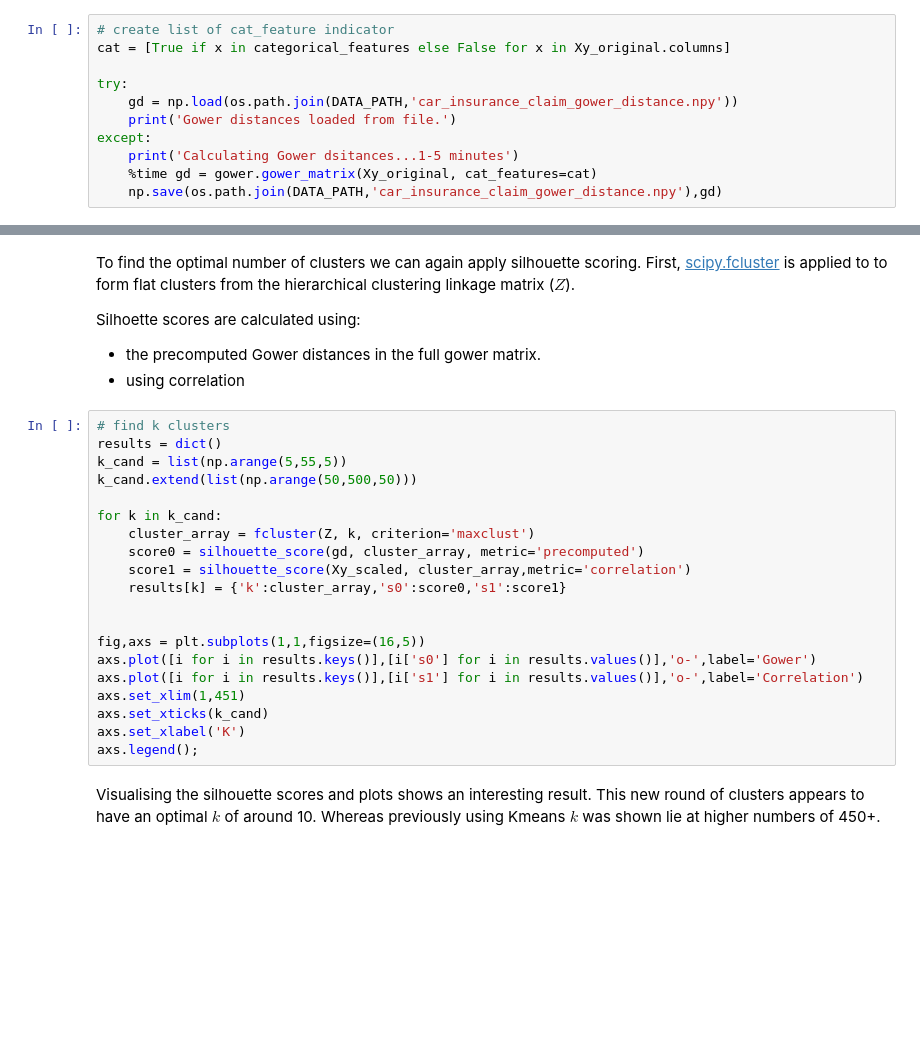
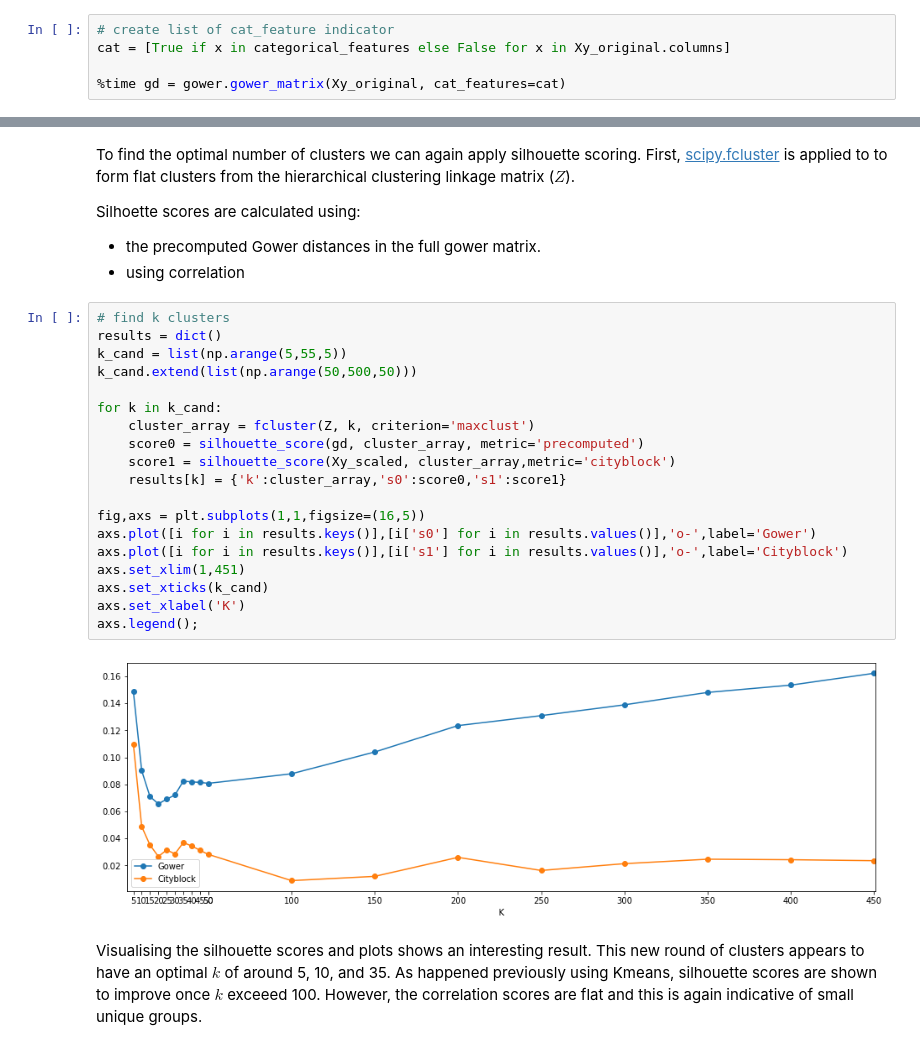
Before and after one commit to bpostance/learn_data_science, a Jupyter notebook: ML/2.3_Clustering/1.1-Clustering-Mixed-Data.ipynb, the cells around one changed output, grey strips where cells are left out. Saved outputs shown, nothing was run; the diff lists cells and outputs as text; blank space fills up the shorter version.

```diff
--- a/ML/2.3_Clustering/1.1-Clustering-Mixed-Data.ipynb
+++ b/ML/2.3_Clustering/1.1-Clustering-Mixed-Data.ipynb
@@ -719,10 +808,4 @@
 # create list of cat_feature indicator
 cat = [True if x in categorical_features else False for x in Xy_original.columns]
 
-try:
-    gd = np.load(os.path.join(DATA_PATH,'car_insurance_claim_gower_distance.npy'))
-    print('Gower distances loaded from file.')
-except:
-    print('Calculating Gower dsitances...1-5 minutes')
-    %time gd = gower.gower_matrix(Xy_original, cat_features=cat)
-    np.save(os.path.join(DATA_PATH,'car_insurance_claim_gower_distance.npy'),gd)
+%time gd = gower.gower_matrix(Xy_original, cat_features=cat)
@@ -765,24 +865,25 @@ Silhoette scores are calculated using:
 # %%
 # find k clusters
 results = dict()
 k_cand = list(np.arange(5,55,5))
 k_cand.extend(list(np.arange(50,500,50)))
 
 for k in k_cand:
     cluster_array = fcluster(Z, k, criterion='maxclust')
     score0 = silhouette_score(gd, cluster_array, metric='precomputed')
-    score1 = silhouette_score(Xy_scaled, cluster_array,metric='correlation')
+    score1 = silhouette_score(Xy_scaled, cluster_array,metric='cityblock')
     results[k] = {'k':cluster_array,'s0':score0,'s1':score1}
-
 
 fig,axs = plt.subplots(1,1,figsize=(16,5))
 axs.plot([i for i in results.keys()],[i['s0'] for i in results.values()],'o-',label='Gower')
-axs.plot([i for i in results.keys()],[i['s1'] for i in results.values()],'o-',label='Correlation')
+axs.plot([i for i in results.keys()],[i['s1'] for i in results.values()],'o-',label='Cityblock')
 axs.set_xlim(1,451)
 axs.set_xticks(k_cand)
 axs.set_xlabel('K')
 axs.legend();
+# %% [output]
+[figure, added]
 # %% [markdown]
-Visualising the silhouette scores and plots shows an interesting result. This new round of clusters appears to have an optimal $k$ of around 10. Whereas previously using Kmeans $k$ was shown lie at higher numbers of 450+.
+Visualising the silhouette scores and plots shows an interesting result. This new round of clusters appears to have an optimal $k$ of around 5, 10, and 35. As happened previously using Kmeans, silhouette scores are shown to improve once $k$ exceeed 100. However, the correlation scores are flat and this is again indicative of small unique groups.
 # %%
 fig,axs = plt.subplots(3,1,figsize=(15,9),sharex=False)
```
Also changed, not shown: parts of 41 cells of this notebook.
